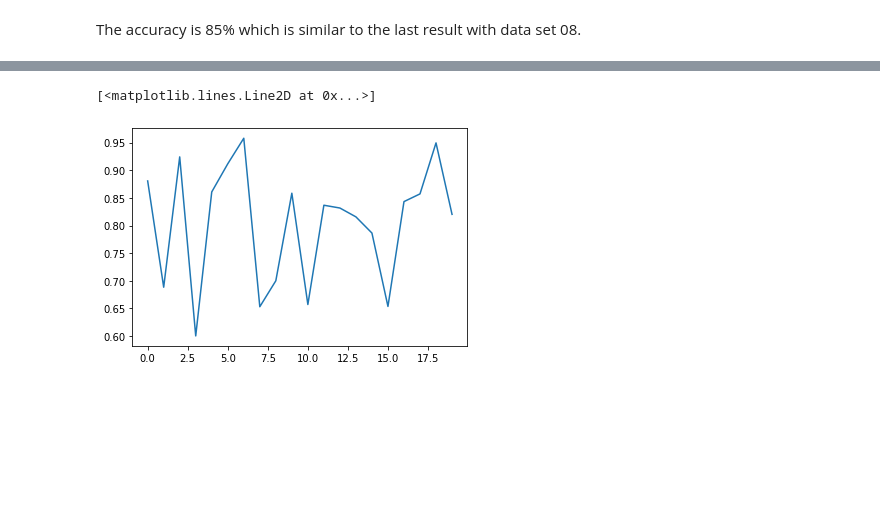
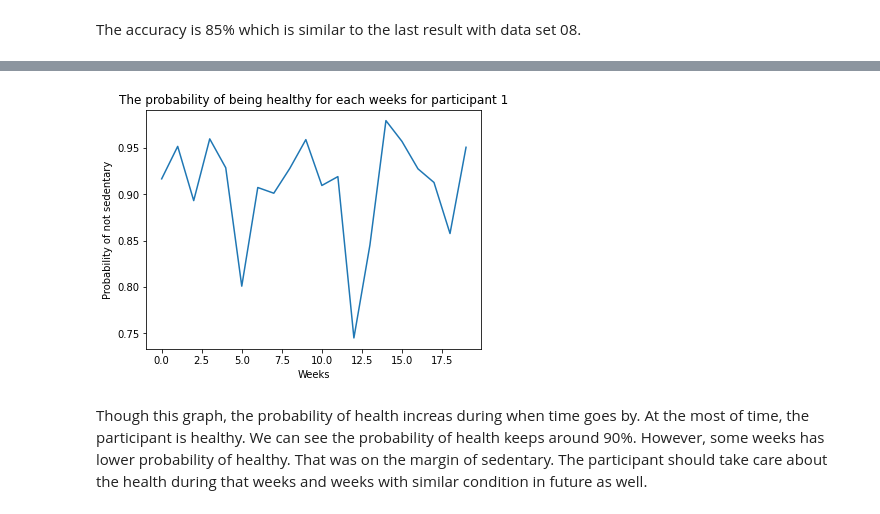
Before and after one commit to KuaiYu715/Steps-Counts-Analysis, a Jupyter notebook: Process notebook/Yuxiang Ji/Data/Final_work_500516414.ipynb, the cells around one changed output, grey strips where cells are left out. Cells and saved outputs as stored; diff of their text form; code cells hidden in the pictures; blank space fills up the shorter version.

```diff
--- a/Process notebook/Yuxiang Ji/Data/Final_work_500516414.ipynb
+++ b/Process notebook/Yuxiang Ji/Data/Final_work_500516414.ipynb
@@ -257,7 +257,15 @@ Acc_table01
-# %%
-y = Acc_table01['Probability of not sedentary']
-x = [0,1,2,3,4,5,6,7,8,9,10,11,12,13,14,15,16,17,18,19]
-plt.plot(x,y)
-# %% [output]
-[<matplotlib.lines.Line2D at 0x...>]
-[figure, removed]
+# %%
+y01 = Acc_table01['Probability of not sedentary']
+x01 = [  ]
+for n in range(0,len(Acc_table01)):
+  x01.append(n)
+  n+=1
+plt.plot(x01,y01)
+plt.xlabel("Weeks")
+plt.ylabel("Probability of not sedentary")
+plt.title("The probability of being healthy for each weeks for participant 1")
+plt.subplots_adjust(bottom=0.05)
+# %% [output]
+[figure, added]
+# %% [markdown]
+Though this graph, the probability of health increas during when time goes by. At the most of time, the participant is healthy. We can see the probability of health keeps around 90%. However, some weeks has lower probability of healthy. That was on the margin of sedentary. The participant should take care about the health during that weeks and weeks with similar condition in future as well.
```
Also changed, not shown: parts of 9 cells of this notebook.
